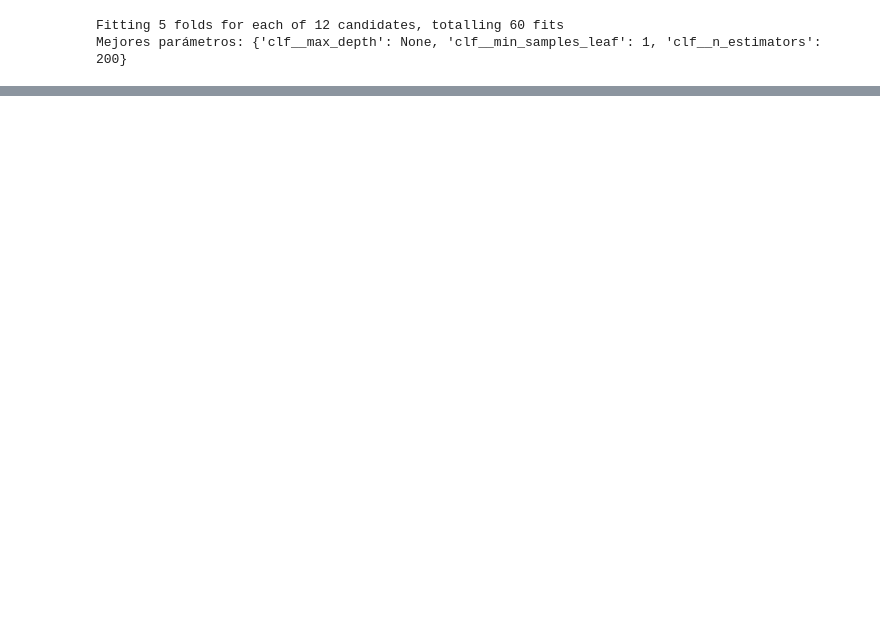
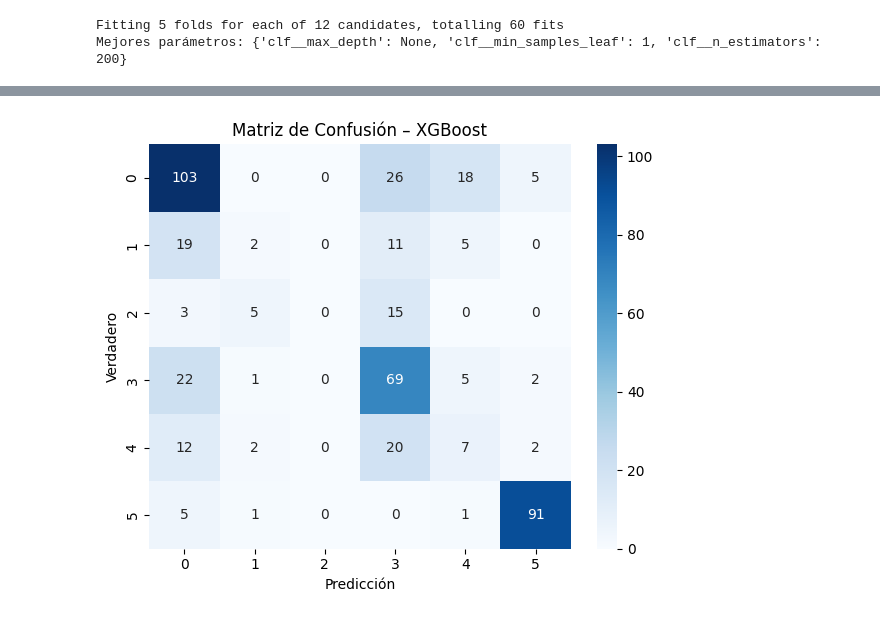
Before and after one commit to NaiSaratxaga/ML_sleep_lifestyle_predictor, a Jupyter notebook: src/notebooks/prueba_04.ipynb, the cells around one changed output, grey strips where cells are left out. Cells and saved outputs as stored; diff of their text form; code cells hidden in the pictures; blank space fills up the shorter version.

```diff
--- a/src/notebooks/prueba_04.ipynb
+++ b/src/notebooks/prueba_04.ipynb
@@ -110,0 +152,23 @@ weighted avg      0.522     0.586     0.549       452
+# %%
+# Selección de features y target
+features = [
+    'Physical Activity Level',
+    'Daily Steps',
+    'Blood Pressure',
+    'Heart Rate',
+    'Age',
+    'Sleep Duration',
+    'Quality of Sleep',
+    'Stress Level',
+    'BMI Category'
+]
+X = df[features]
+y = df['Sleep_disorder']
+# %%
+# Train/Test split (estratificado)
+X_train, X_test, y_train, y_test = train_test_split(
+    X, y,
+    test_size=0.2,
+    random_state=42,
+    stratify=y
+)
@@ -110,0 +251,19 @@ weighted avg      0.522     0.586     0.549       452
+# %%
+# Matriz de confusión
+cm = confusion_matrix(y_test, y_pred)
+plt.figure(figsize=(6,5))
+sns.heatmap(
+    cm,
+    annot=True,
+    fmt='d',
+    cmap='Blues',
+    xticklabels=best_xgb.classes_,
+    yticklabels=best_xgb.classes_
+)
+plt.xlabel('Predicción')
+plt.ylabel('Verdadero')
+plt.title('Matriz de Confusión – XGBoost')
+plt.tight_layout()
+plt.show()
+# %% [output]
+[figure, added]
```
Also changed, not shown: parts of 14 cells of this notebook, 1 other file.
